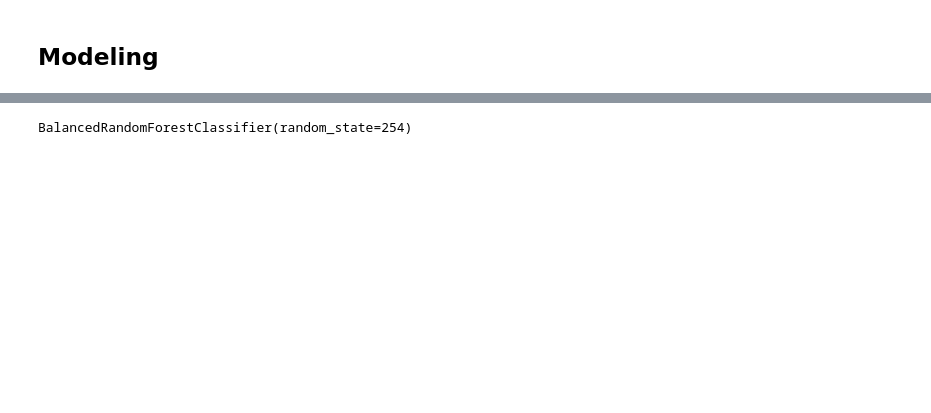
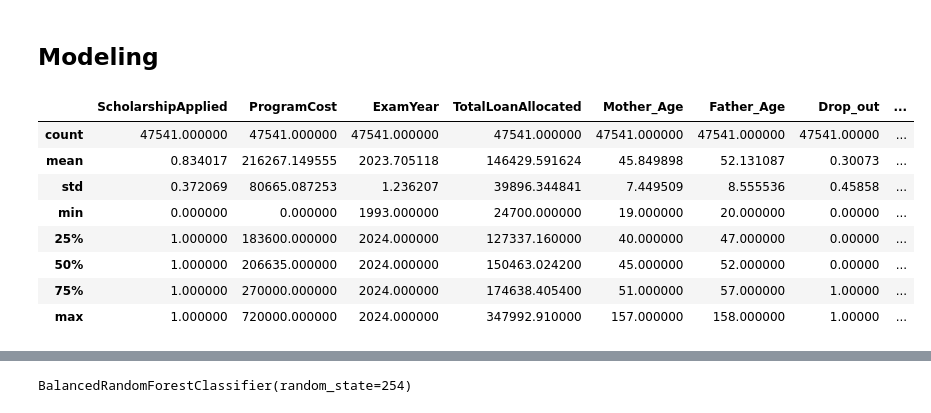
Before and after one commit to geoffreykemboi/Student_dropout_prediction_project, a Jupyter notebook: index.ipynb, the cells around one changed output, grey strips where cells are left out. Cells and saved outputs as stored; diff of their text form; code cells hidden in the pictures; blank space fills up the shorter version.

```diff
--- a/index.ipynb
+++ b/index.ipynb
@@ -997,0 +1040,12 @@ memory usage: 8.0+ MB
+# %%
+School_df.describe()
+# %% [output]
+|  | ScholarshipApplied | ProgramCost | ExamYear | TotalLoanAllocated | Mother_Age | Father_Age | Drop_out | ... |
+| count | 47541.000000 | 47541.000000 | 47541.000000 | 47541.000000 | 47541.000000 | 47541.000000 | 47541.00000 | ... |
+| mean | 0.834017 | 216267.149555 | 2023.705118 | 146429.591624 | 45.849898 | 52.131087 | 0.30073 | ... |
+| std | 0.372069 | 80665.087253 | 1.236207 | 39896.344841 | 7.449509 | 8.555536 | 0.45858 | ... |
+| min | 0.000000 | 0.000000 | 1993.000000 | 24700.000000 | 19.000000 | 20.000000 | 0.00000 | ... |
+| 25% | 1.000000 | 183600.000000 | 2024.000000 | 127337.160000 | 40.000000 | 47.000000 | 0.00000 | ... |
+| 50% | 1.000000 | 206635.000000 | 2024.000000 | 150463.024200 | 45.000000 | 52.000000 | 0.00000 | ... |
+| 75% | 1.000000 | 270000.000000 | 2024.000000 | 174638.405400 | 51.000000 | 57.000000 | 1.00000 | ... |
+| max | 1.000000 | 720000.000000 | 2024.000000 | 347992.910000 | 157.000000 | 158.000000 | 1.00000 | ... |
```
Also changed, not shown: parts of 33 cells of this notebook, 1 other file.
